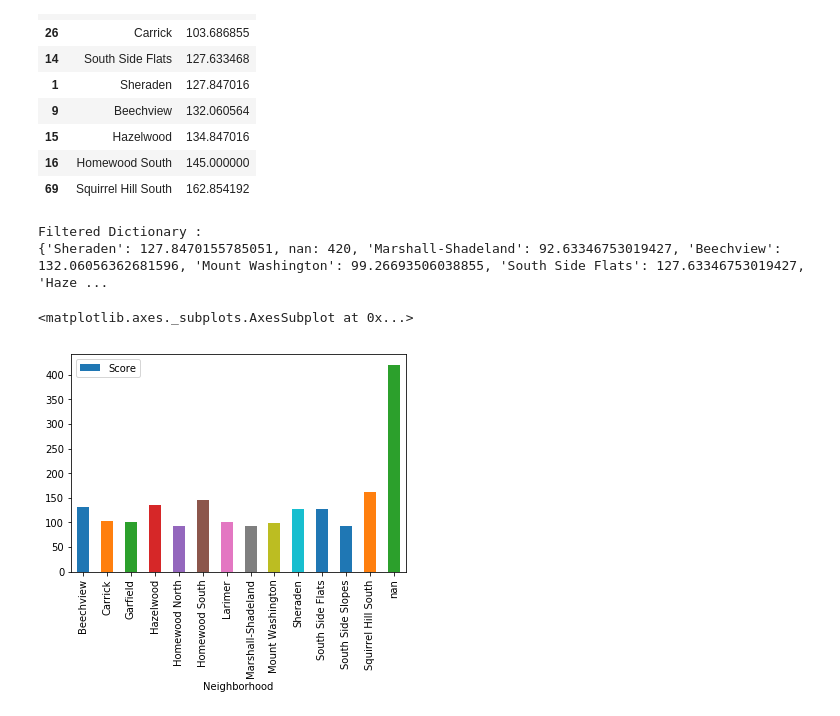
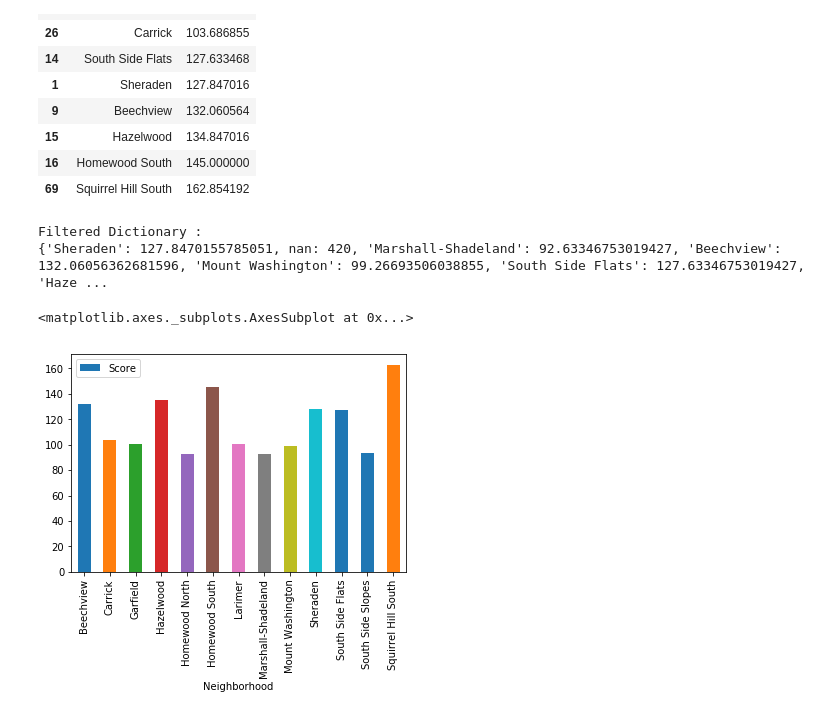
Before and after one commit to djb179/Playground-Penguins, a Jupyter notebook: main.ipynb, the cells around one changed output. Saved outputs shown, nothing was run; the diff lists cells and outputs as text; code cells hidden in the pictures.

```diff
--- a/main.ipynb
+++ b/main.ipynb
@@ -153,21 +152,22 @@ playground weight: 4.526693506038859
 # %%
 filter_neighborhood = dict()
 
 for (key, value) in neighborhoods.items():
    # Check if key is even then add pair to new dictionary
    if value > 90:
        filter_neighborhood[key] = value
 
 print('Filtered Dictionary : ')
 print(filter_neighborhood)
 
 
 df = pd.DataFrame(list(filter_neighborhood.items()))
+df = df.dropna()
 df.columns = ['Neighborhood', 'Score']
 df = df.sort_values('Neighborhood')
 df.plot.bar(x = 'Neighborhood', y = 'Score')
 # %% [output]
 Filtered Dictionary :
 {'Sheraden': 127.8470155785051, nan: 420, 'Marshall-Shadeland': 92.63346753019427, 'Beechview': 132.06056362681596, 'Mount Washington': 99.26693506038855, 'South Side Flats': 127.63346753019427, 'Haze ...
 <matplotlib.axes._subplots.AxesSubplot at 0x...>
-[figure, old version]
+[figure, new version]
```
Also changed, not shown: parts of 4 cells of this notebook.
